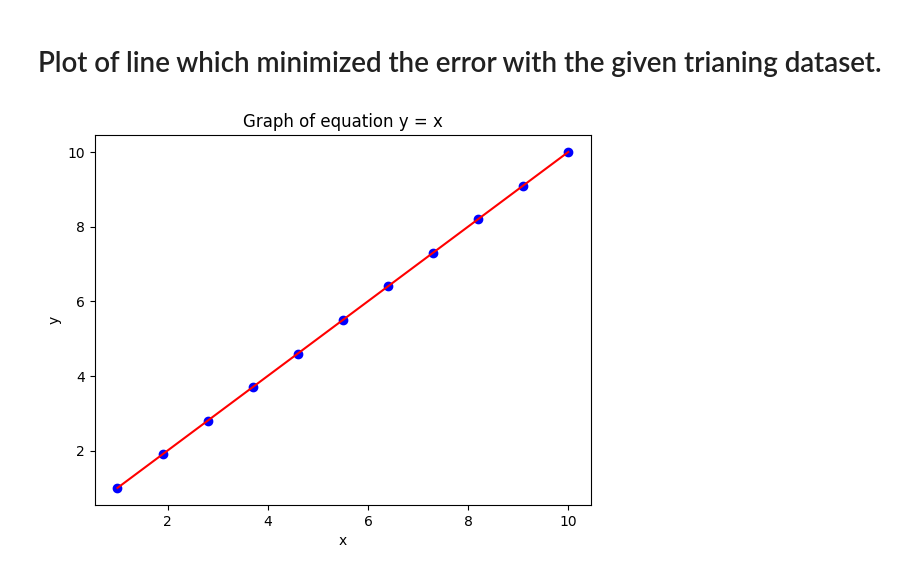
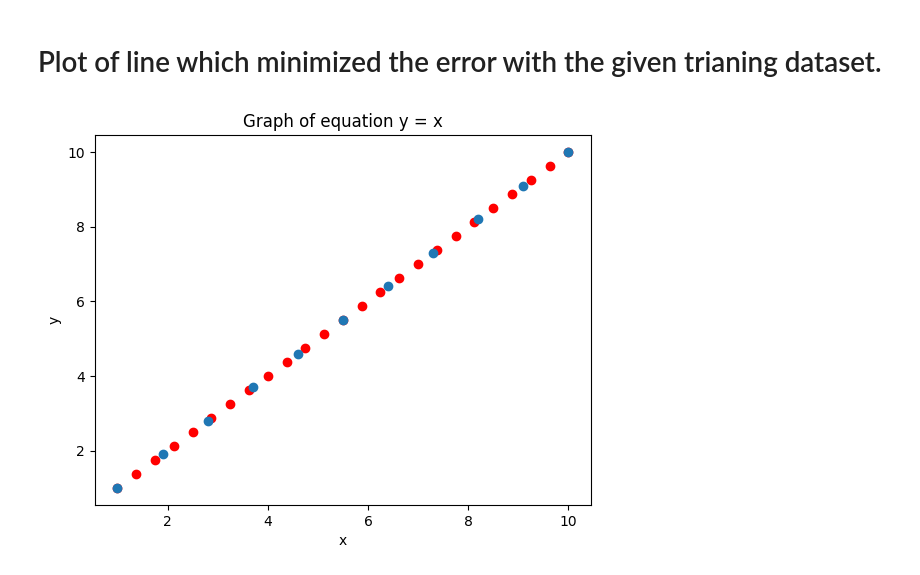
Before and after one commit to aruntakhur/GEU_ML_2024, a Jupyter notebook: LinearRegressionLab1GEU2024.ipynb, the cells around one changed output. Cells and saved outputs as stored; diff of their text form; code cells hidden in the pictures.

```diff
--- a/LinearRegressionLab1GEU2024.ipynb
+++ b/LinearRegressionLab1GEU2024.ipynb
@@ -9,10 +9,10 @@
 import numpy as np
 import matplotlib.pyplot as plt
 m = 1
-x = np.linspace(1,10,11)
-y = m*x
+x_data = np.linspace(1,10,11)
+y_data = m*x_data
 plt.title('Graph of equation y = x')
-plt.plot(x,y)
+plt.scatter(x_data,y_data)
 plt.xlabel('x')
 plt.ylabel('y')
 plt.show()
@@ -45,13 +45,13 @@ From the above graph we can see that minimum value of Error is 0 when w is equiv
 # Plot of line which minimized the error with the given trianing dataset.
 # %%
 m = 1
-x = np.linspace(1,10,11)
-y = m*x
-plt.scatter(x,y,c='blue')
-plt.plot(x,y,'red')
+x_new = np.linspace(1,10,25)
+p = m*x_new
+plt.scatter(x_new,p,c='red')
+plt.scatter(x_data,y_data)
 plt.title('Graph of equation y = x')
 plt.xlabel('x')
 plt.ylabel('y')
 plt.show()
 # %% [output]
-[figure, old version]
+[figure, new version]
```
Also changed, not shown: parts of 5 cells of this notebook.
